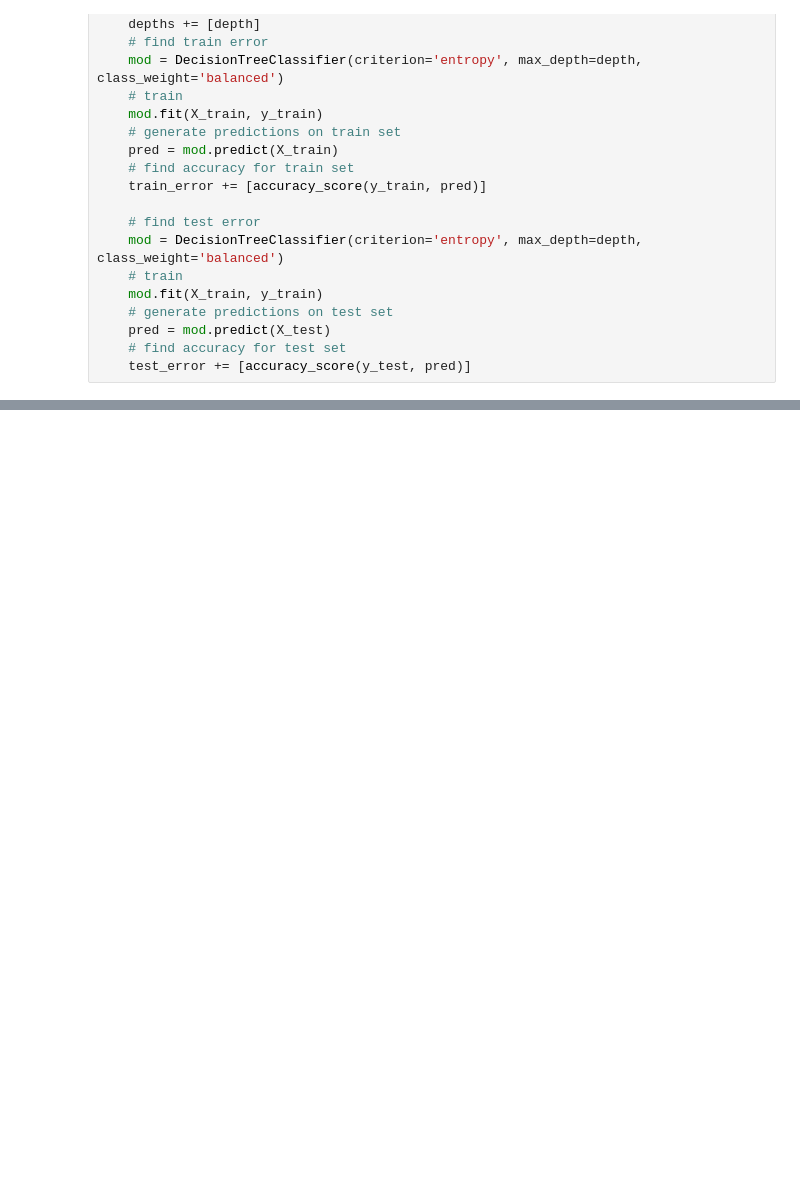
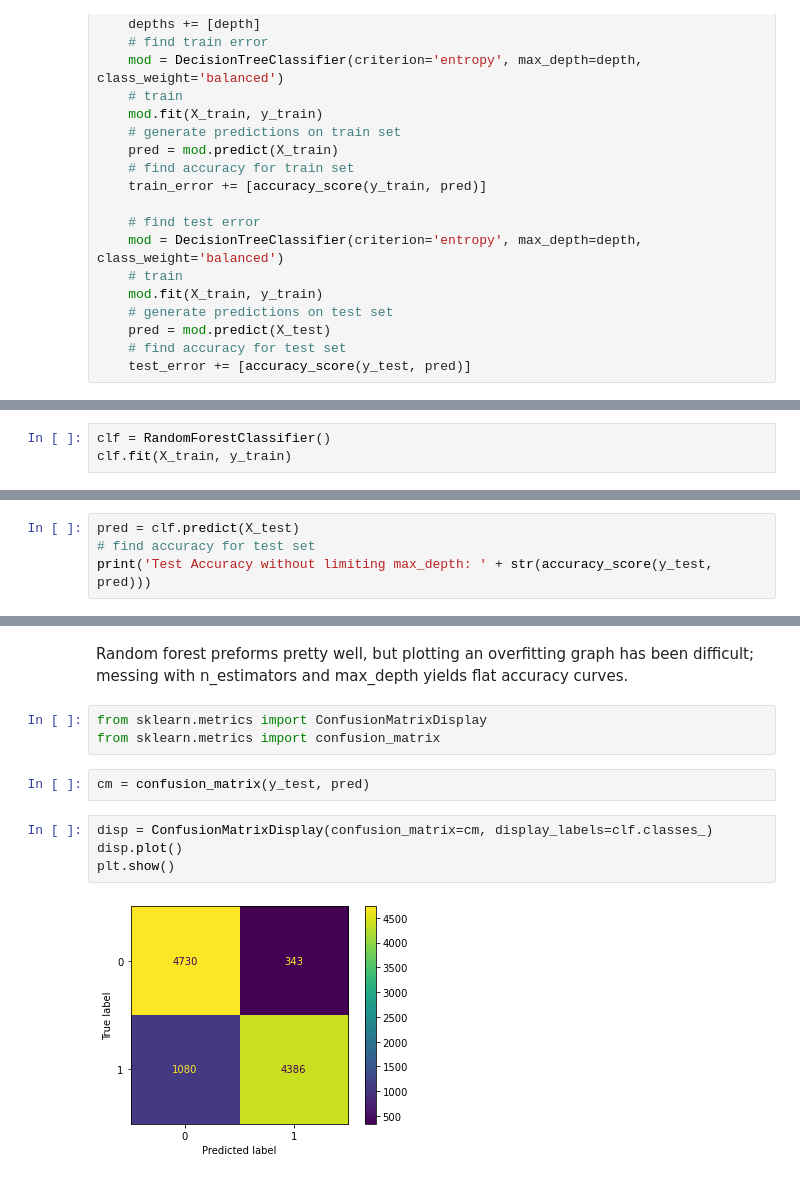
Before and after one commit to PaulaEsteban2000/CSE151A_UrbanAnimals, a Jupyter notebook: decisiontree_notebook.ipynb, the cells around one changed output, grey strips where cells are left out. Cells and saved outputs as stored; diff of their text form; blank space fills up the shorter version.

```diff
--- a/decisiontree_notebook.ipynb
+++ b/decisiontree_notebook.ipynb
@@ -167,0 +230,3 @@ plt.show()
+# %%
+clf = RandomForestClassifier()
+clf.fit(X_train, y_train)
@@ -167,0 +241,4 @@ plt.show()
+# %%
+pred = clf.predict(X_test)
+# find accuracy for test set
+print('Test Accuracy without limiting max_depth: ' + str(accuracy_score(y_test, pred)))
@@ -167,0 +258,13 @@ plt.show()
+# %% [markdown]
+Random forest preforms pretty well, but plotting an overfitting graph has been difficult; messing with n_estimators and max_depth yields flat accuracy curves.
+# %%
+from sklearn.metrics import ConfusionMatrixDisplay
+from sklearn.metrics import confusion_matrix
+# %%
+cm = confusion_matrix(y_test, pred)
+# %%
+disp = ConfusionMatrixDisplay(confusion_matrix=cm, display_labels=clf.classes_)
+disp.plot()
+plt.show()
+# %% [output]
+[figure, added]
```
Also changed, not shown: parts of 49 cells of this notebook.
